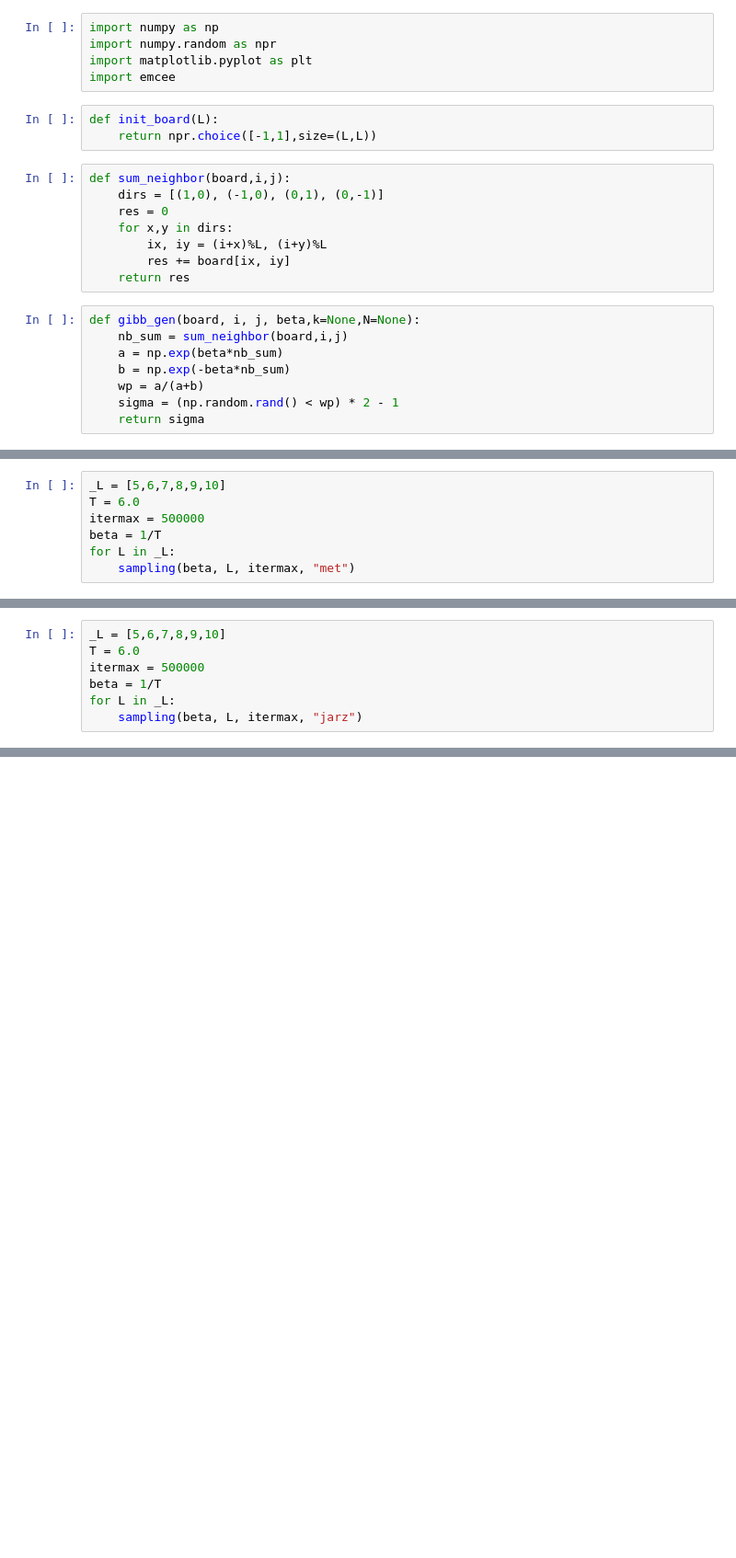
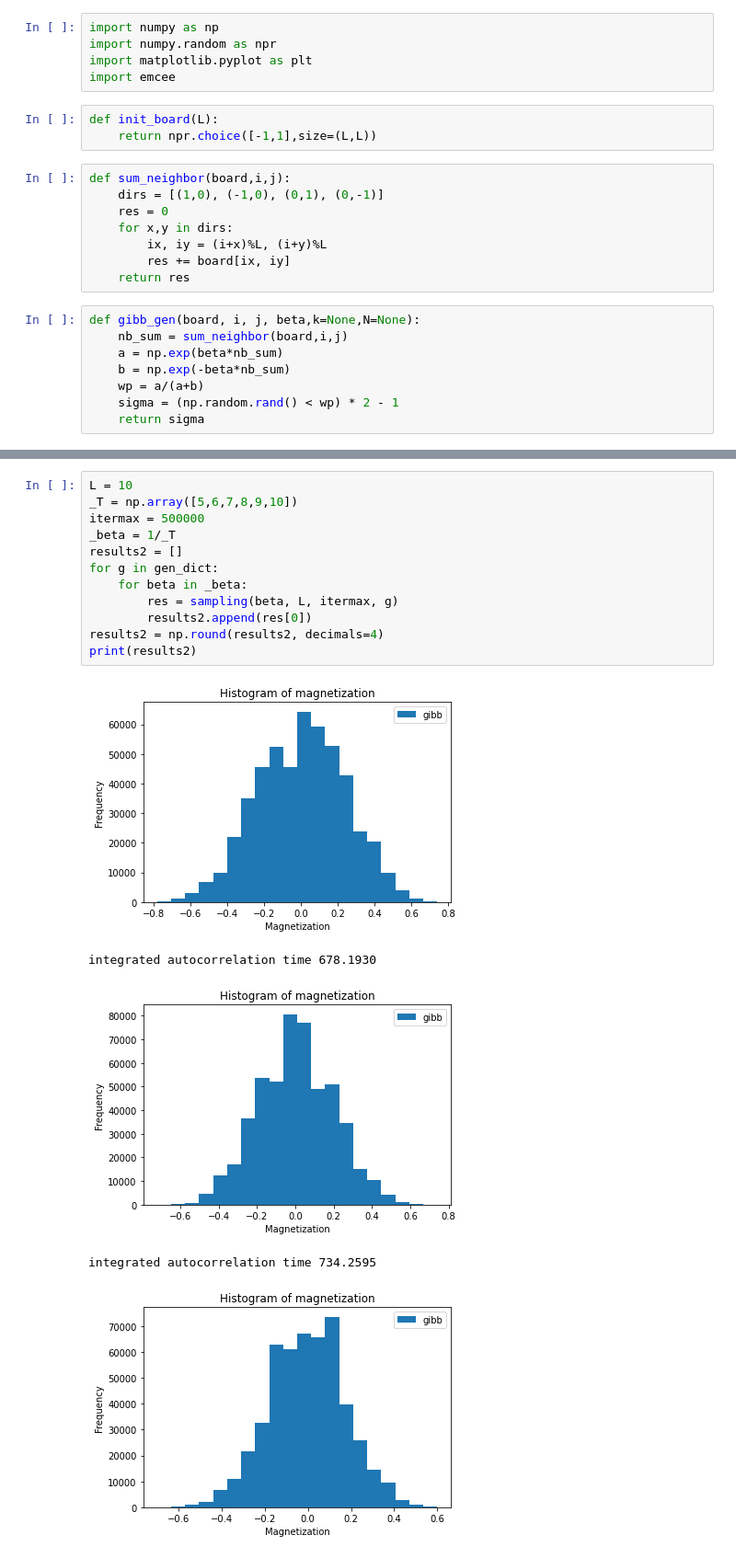
Before and after one commit to zixiao18/MonteCarloNotes, a Jupyter notebook: hw4.ipynb, the cells around one changed output, grey strips where cells are left out. Shown at 92% size. Saved outputs shown, nothing was run; the diff lists cells and outputs as text; blank space fills up the shorter version.

```diff
--- a/hw4.ipynb
+++ b/hw4.ipynb
@@ -80,7 +87,0 @@ integrated autocorrelation time 586.0448
-# %%
-_L = [5,6,7,8,9,10]
-T = 6.0
-itermax = 500000
-beta = 1/T
-for L in _L:
-    sampling(beta, L, itermax, "met")
@@ -100,7 +87,0 @@ integrated autocorrelation time 98.1218
-# %%
-_L = [5,6,7,8,9,10]
-T = 6.0
-itermax = 500000
-beta = 1/T
-for L in _L:
-    sampling(beta, L, itermax, "jarz")
@@ -119,0 +88,18 @@ integrated autocorrelation time 341.0903
+# %%
+L = 10
+_T = np.array([5,6,7,8,9,10])
+itermax = 500000
+_beta = 1/_T
+results2 = []
+for g in gen_dict:
+    for beta in _beta:
+        res = sampling(beta, L, itermax, g)
+        results2.append(res[0])
+results2 = np.round(results2, decimals=4)
+print(results2)
+# %% [output]
+[figure, added]
+integrated autocorrelation time 678.1930
+[figure, added]
+integrated autocorrelation time 734.2595
+[figure, added]
```
Also changed, not shown: parts of 13 cells of this notebook.
